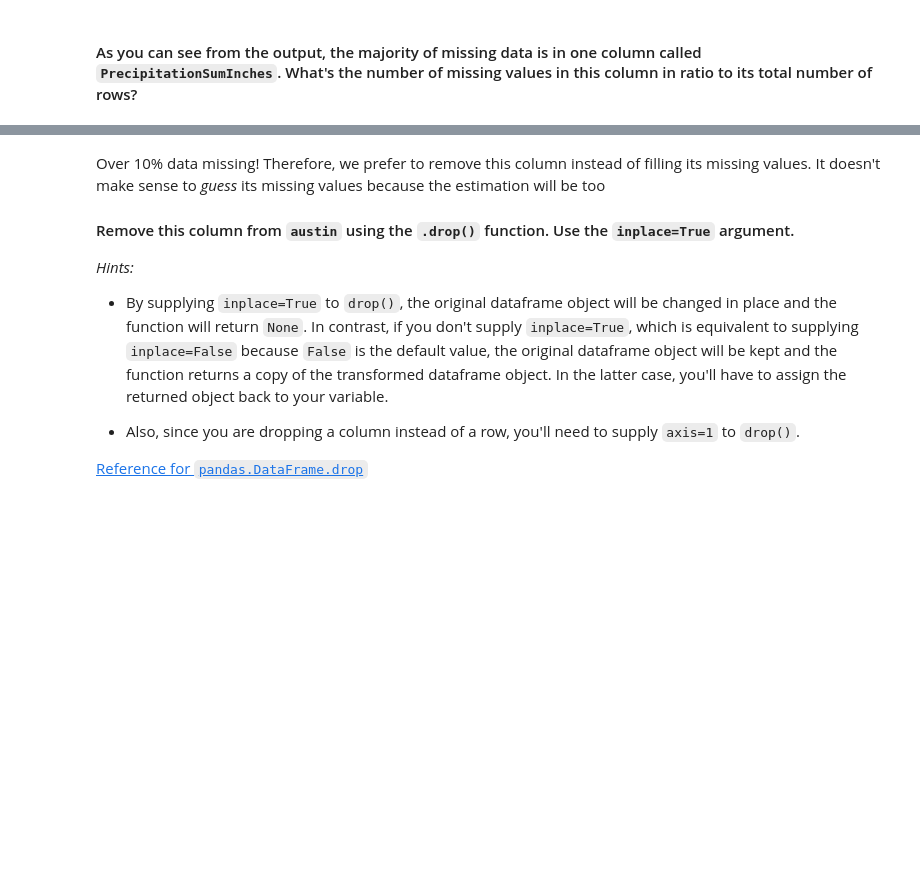
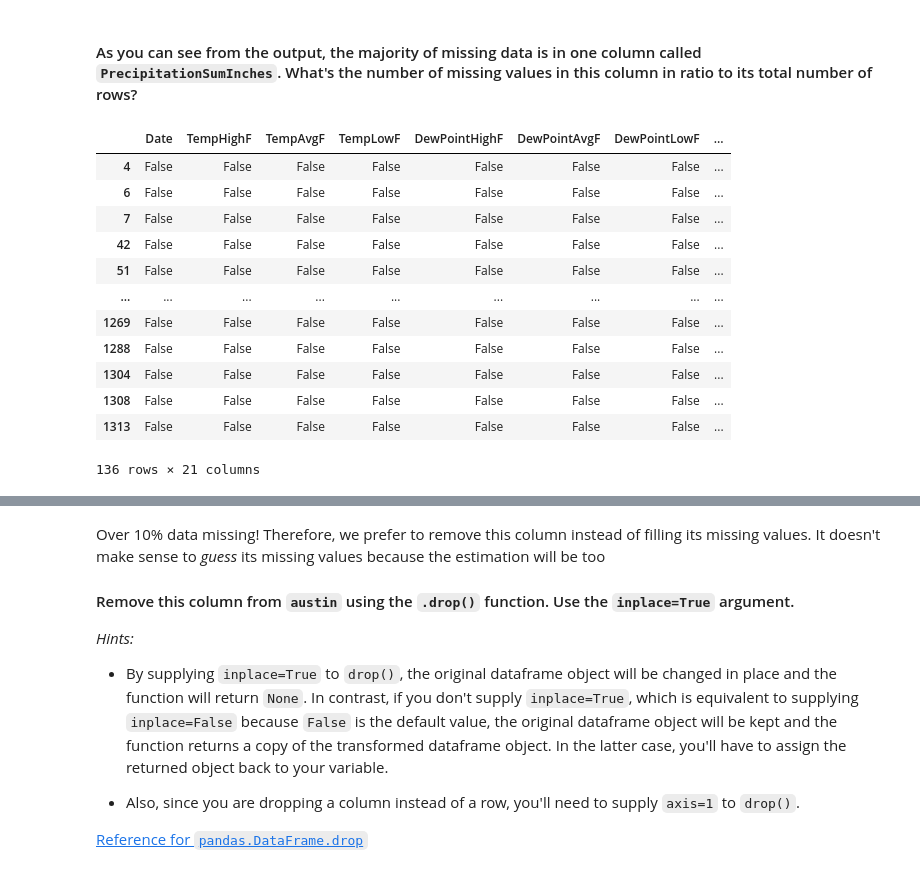
Before and after one commit to basapacheco/labs_ironhack, a Jupyter notebook: module-3/intro-to-ml/your-code/main.ipynb, the cells around one changed output, grey strips where cells are left out. Saved outputs shown, nothing was run; the diff lists cells and outputs as text; code cells hidden in the pictures; blank space fills up the shorter version.

```diff
--- a/module-3/intro-to-ml/your-code/main.ipynb
+++ b/module-3/intro-to-ml/your-code/main.ipynb
@@ -114,3 +235,18 @@ We can find the number of missing rows in each column using the `.isna()` functi
 #### As you can see from the output, the majority of missing data is in one column called `PrecipitationSumInches`. What's the number of missing values in this column in ratio to its total number of rows?
 # %%
 # Your code here
+missing_values.isna()
+# %% [output]
+|  | Date | TempHighF | TempAvgF | TempLowF | DewPointHighF | DewPointAvgF | DewPointLowF | ... |
+| 4 | False | False | False | False | False | False | False | ... |
+| 6 | False | False | False | False | False | False | False | ... |
+| 7 | False | False | False | False | False | False | False | ... |
+| 42 | False | False | False | False | False | False | False | ... |
+| 51 | False | False | False | False | False | False | False | ... |
+| ... | ... | ... | ... | ... | ... | ... | ... | ... |
+| 1269 | False | False | False | False | False | False | False | ... |
+| 1288 | False | False | False | False | False | False | False | ... |
+| 1304 | False | False | False | False | False | False | False | ... |
+| 1308 | False | False | False | False | False | False | False | ... |
+| 1313 | False | False | False | False | False | False | False | ... |
+136 rows × 21 columns
```
Also changed, not shown: parts of 21 cells of this notebook.
